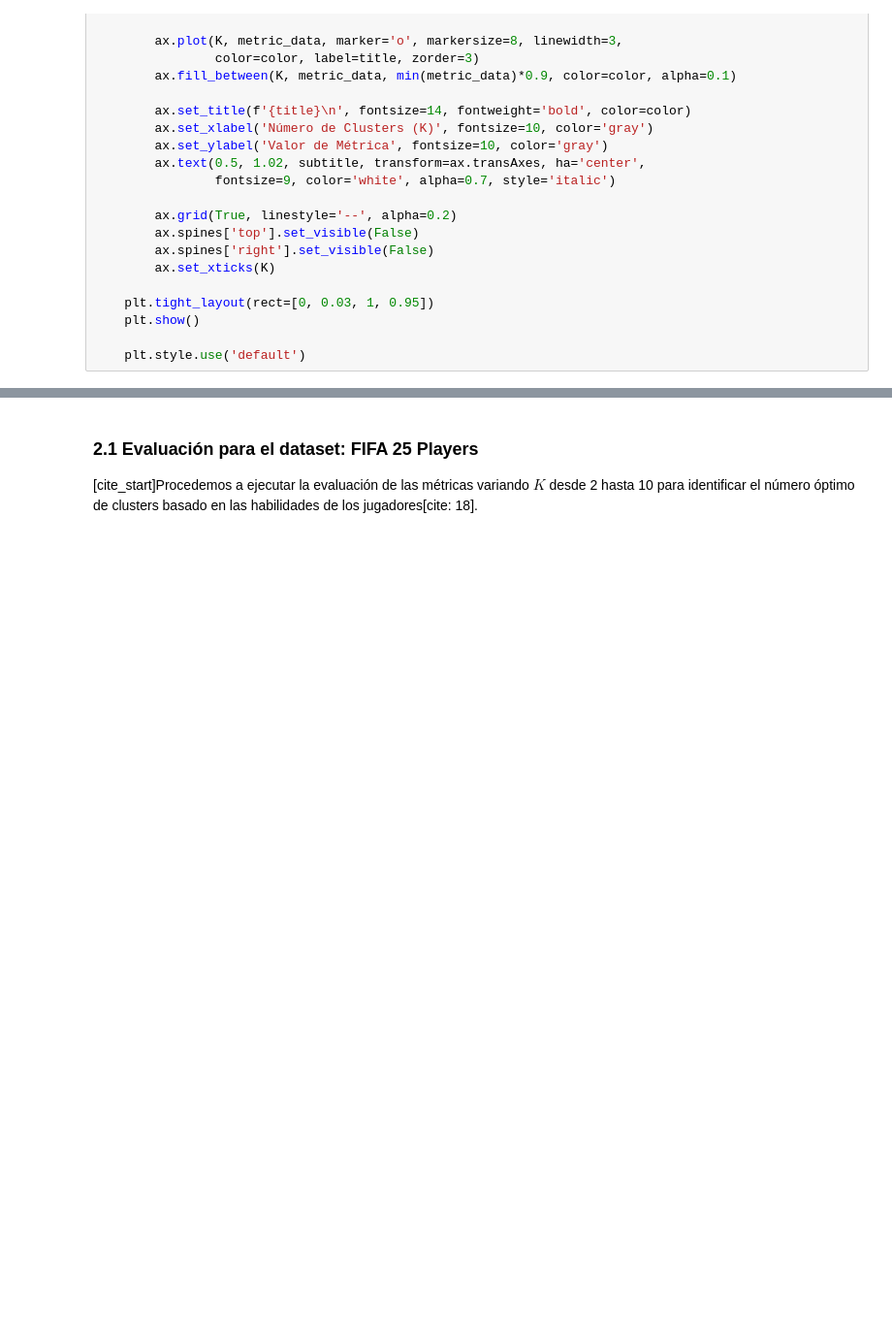
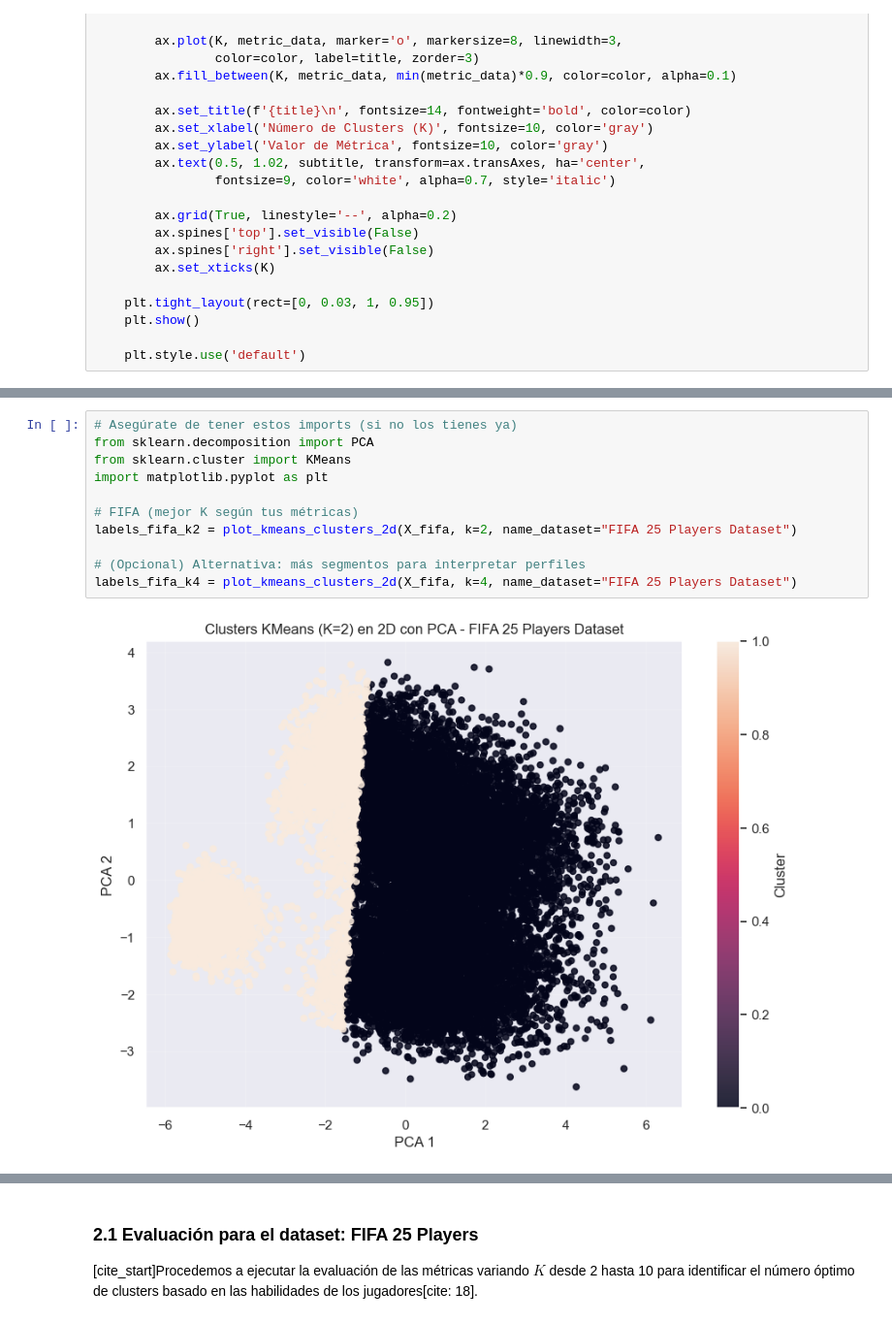
Before and after one commit to OFFICIAL-SBC/ML-K_Means-GMM, a Jupyter notebook: K-MEANS/k-means.ipynb, the cells around one changed output, grey strips where cells are left out. Shown at 97% size. Saved outputs shown, nothing was run; the diff lists cells and outputs as text; blank space fills up the shorter version.

```diff
--- a/K-MEANS/k-means.ipynb
+++ b/K-MEANS/k-means.ipynb
@@ -91,0 +132,13 @@ def evaluate_kmeans_metrics(data, name_dataset, k_range=range(2, 11)):
+# %%
+# Asegúrate de tener estos imports (si no los tienes ya)
+from sklearn.decomposition import PCA
+from sklearn.cluster import KMeans
+import matplotlib.pyplot as plt
+
+# FIFA (mejor K según tus métricas)
+labels_fifa_k2 = plot_kmeans_clusters_2d(X_fifa, k=2, name_dataset="FIFA 25 Players Dataset")
+
+# (Opcional) Alternativa: más segmentos para interpretar perfiles
+labels_fifa_k4 = plot_kmeans_clusters_2d(X_fifa, k=4, name_dataset="FIFA 25 Players Dataset")
+# %% [output]
+[figure, added]
```
Also changed, not shown: parts of 4 cells of this notebook.
